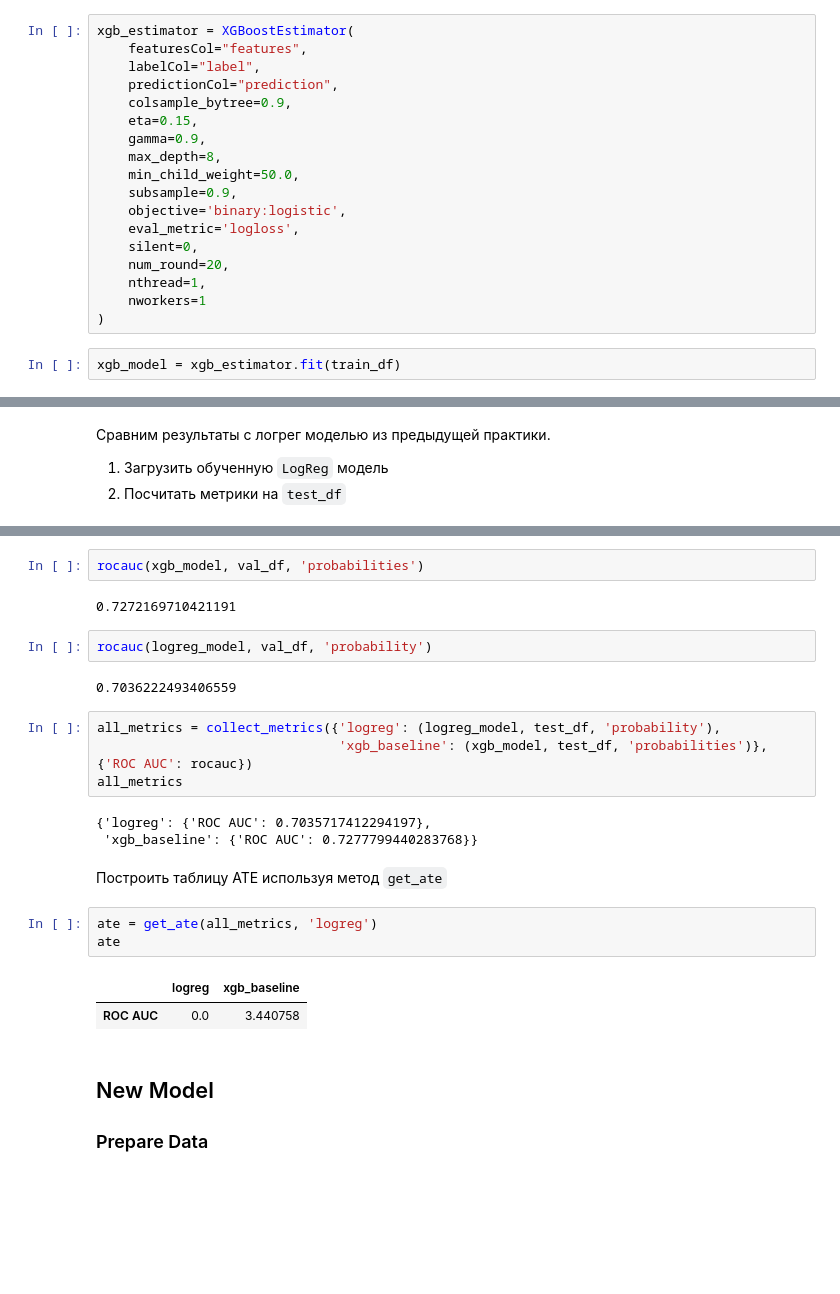
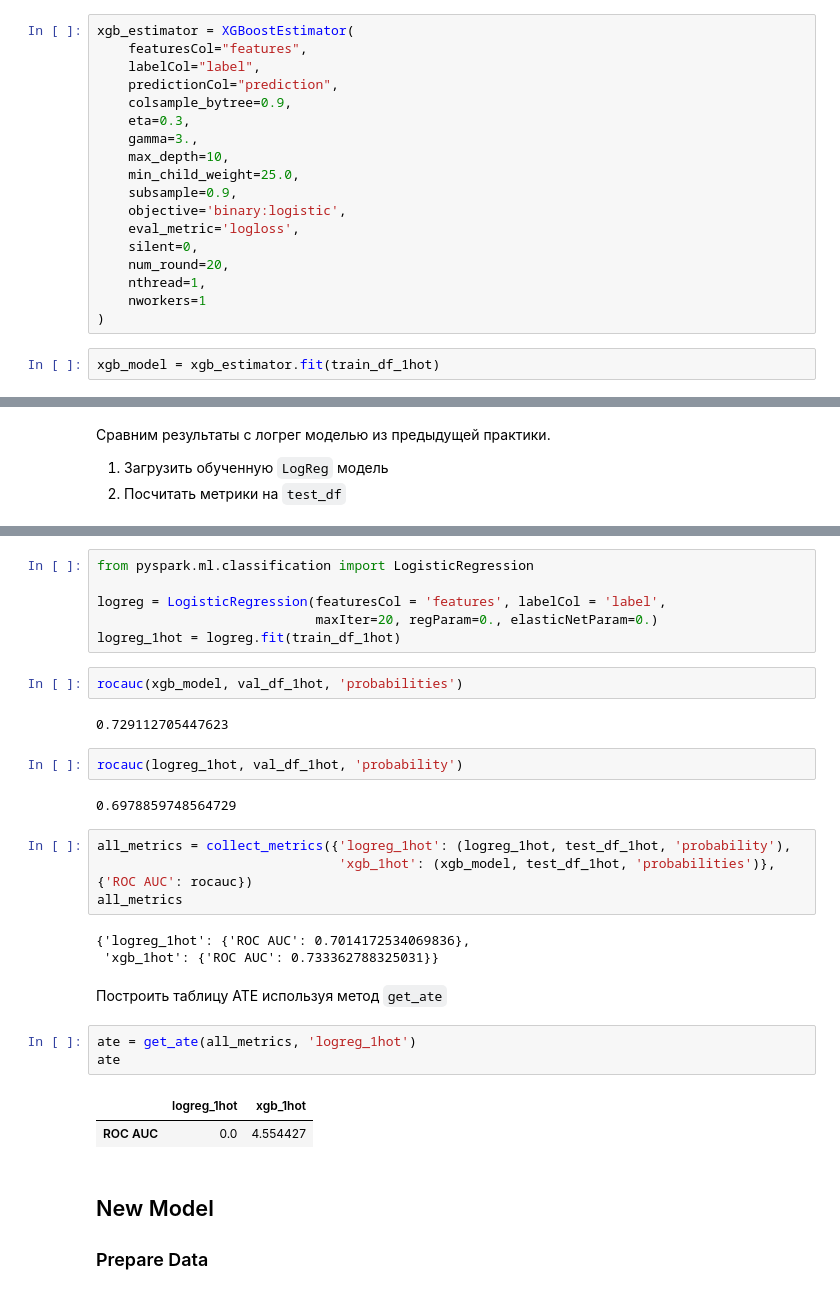
Before and after one commit to KatyaKos/MLBD, a Jupyter notebook: gradient_boosting/notebooks/xgboost.ipynb, the cells around one changed output, grey strips where cells are left out. Cells and saved outputs as stored; diff of their text form; blank space fills up the shorter version.

```diff
--- a/gradient_boosting/notebooks/xgboost.ipynb
+++ b/gradient_boosting/notebooks/xgboost.ipynb
@@ -157,10 +159,10 @@ xgb_estimator = XGBoostEstimator(
     labelCol="label",
     predictionCol="prediction",
     colsample_bytree=0.9,
-    eta=0.15,
-    gamma=0.9,
-    max_depth=8,
-    min_child_weight=50.0,
+    eta=0.3,
+    gamma=3.,
+    max_depth=10,
+    min_child_weight=25.0,
     subsample=0.9,
     objective='binary:logistic',
     eval_metric='logloss',
@@ -170,7 +172,7 @@ xgb_estimator = XGBoostEstimator(
     nworkers=1
 )
 # %%
-xgb_model = xgb_estimator.fit(train_df)
+xgb_model = xgb_estimator.fit(train_df_1hot)
 # %% [markdown]
 Сохраняем [booster](https://xgboost.readthedocs.io/en/latest/python/python_api.html#xgboost.Booster) обученной модели
 # %%
@@ -236,26 +236,32 @@ logreg_model = LogisticRegressionModel.load(os.path.join(DATA_PATH, 'logreg.mode
+# %%
+from pyspark.ml.classification import LogisticRegression
+
+logreg = LogisticRegression(featuresCol = 'features', labelCol = 'label',
+                            maxIter=20, regParam=0., elasticNetParam=0.)
+logreg_1hot = logreg.fit(train_df_1hot)
 # %%
-rocauc(xgb_model, val_df, 'probabilities')
+rocauc(xgb_model, val_df_1hot, 'probabilities')
 # %% [output]
-0.7272169710421191
+0.729112705447623
 # %%
-rocauc(logreg_model, val_df, 'probability')
+rocauc(logreg_1hot, val_df_1hot, 'probability')
 # %% [output]
-0.7036222493406559
+0.6978859748564729
 # %%
-all_metrics = collect_metrics({'logreg': (logreg_model, test_df, 'probability'),
-                               'xgb_baseline': (xgb_model, test_df, 'probabilities')}, {'ROC AUC': rocauc})
+all_metrics = collect_metrics({'logreg_1hot': (logreg_1hot, test_df_1hot, 'probability'),
+                               'xgb_1hot': (xgb_model, test_df_1hot, 'probabilities')}, {'ROC AUC': rocauc})
 all_metrics
 # %% [output]
-{'logreg': {'ROC AUC': 0.7035717412294197},
- 'xgb_baseline': {'ROC AUC': 0.7277799440283768}}
+{'logreg_1hot': {'ROC AUC': 0.7014172534069836},
+ 'xgb_1hot': {'ROC AUC': 0.733362788325031}}
 # %% [markdown]
 Построить таблицу ATE используя метод `get_ate`
 # %%
-ate = get_ate(all_metrics, 'logreg')
+ate = get_ate(all_metrics, 'logreg_1hot')
 ate
 # %% [output]
-|  | logreg | xgb_baseline |
-| ROC AUC | 0.0 | 3.440758 |
+|  | logreg_1hot | xgb_1hot |
+| ROC AUC | 0.0 | 4.554427 |
 # %% [markdown]
 ## New Model
 ### Prepare Data
```
Also changed, not shown: parts of 35 cells of this notebook.
